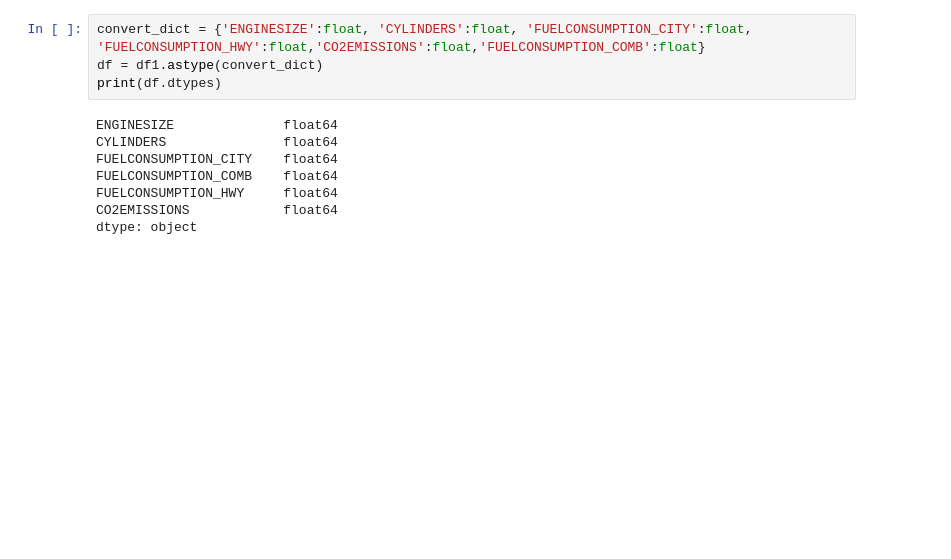
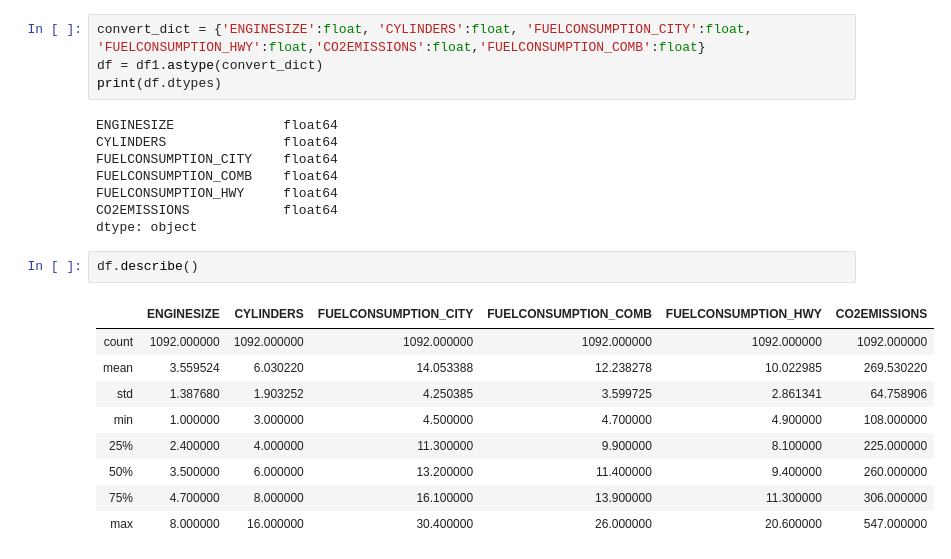
Before and after one commit to tanwar-abhi/Machine_Learning_Workspace, a Jupyter notebook: Regression/FuelConsumption.ipynb, the cells around one changed output. Drawn from its saved outputs; the diff is of its cells as text; blank space fills up the shorter version.

```diff
--- a/Regression/FuelConsumption.ipynb
+++ b/Regression/FuelConsumption.ipynb
@@ -102,3 +102,15 @@ FUELCONSUMPTION_COMB    float64
 FUELCONSUMPTION_HWY     float64
 CO2EMISSIONS            float64
 dtype: object
+# %%
+df.describe()
+# %% [output]
+|  | ENGINESIZE | CYLINDERS | FUELCONSUMPTION_CITY | FUELCONSUMPTION_COMB | FUELCONSUMPTION_HWY | CO2EMISSIONS |
+| count | 1092.000000 | 1092.000000 | 1092.000000 | 1092.000000 | 1092.000000 | 1092.000000 |
+| mean | 3.559524 | 6.030220 | 14.053388 | 12.238278 | 10.022985 | 269.530220 |
+| std | 1.387680 | 1.903252 | 4.250385 | 3.599725 | 2.861341 | 64.758906 |
+| min | 1.000000 | 3.000000 | 4.500000 | 4.700000 | 4.900000 | 108.000000 |
+| 25% | 2.400000 | 4.000000 | 11.300000 | 9.900000 | 8.100000 | 225.000000 |
+| 50% | 3.500000 | 6.000000 | 13.200000 | 11.400000 | 9.400000 | 260.000000 |
+| 75% | 4.700000 | 8.000000 | 16.100000 | 13.900000 | 11.300000 | 306.000000 |
+| max | 8.000000 | 16.000000 | 30.400000 | 26.000000 | 20.600000 | 547.000000 |
```
Also changed, not shown: parts of 18 cells of this notebook, 1 other file.
